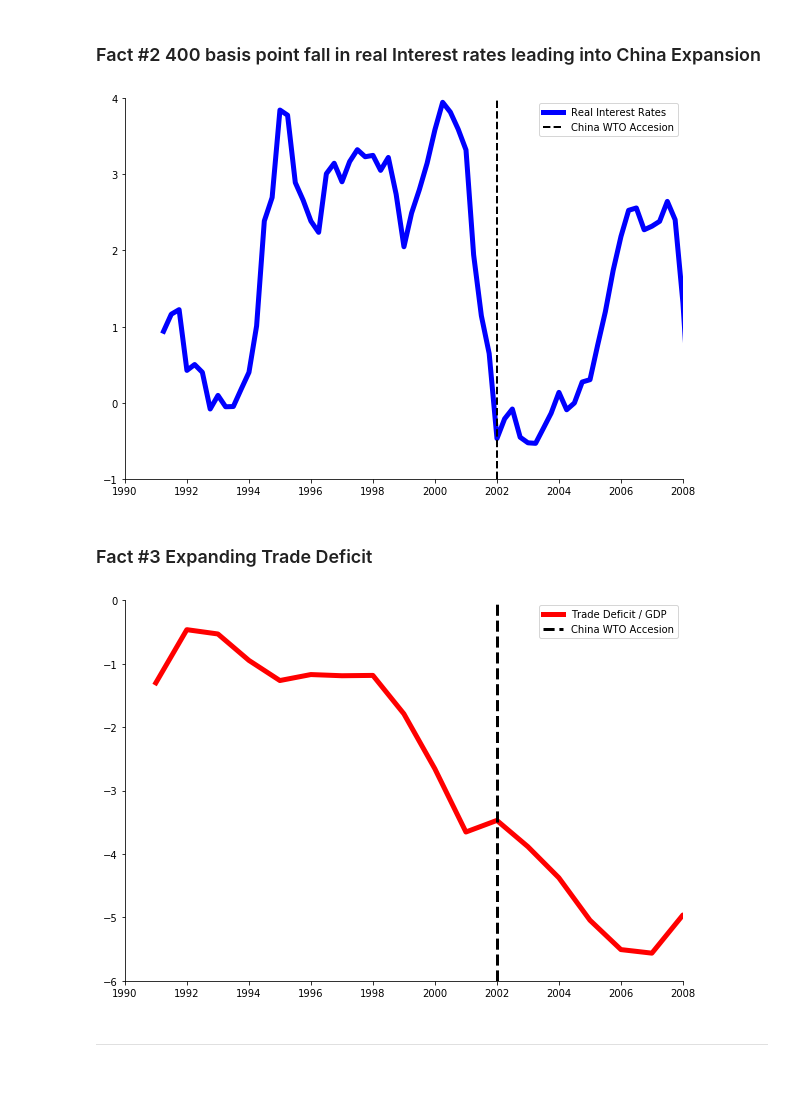
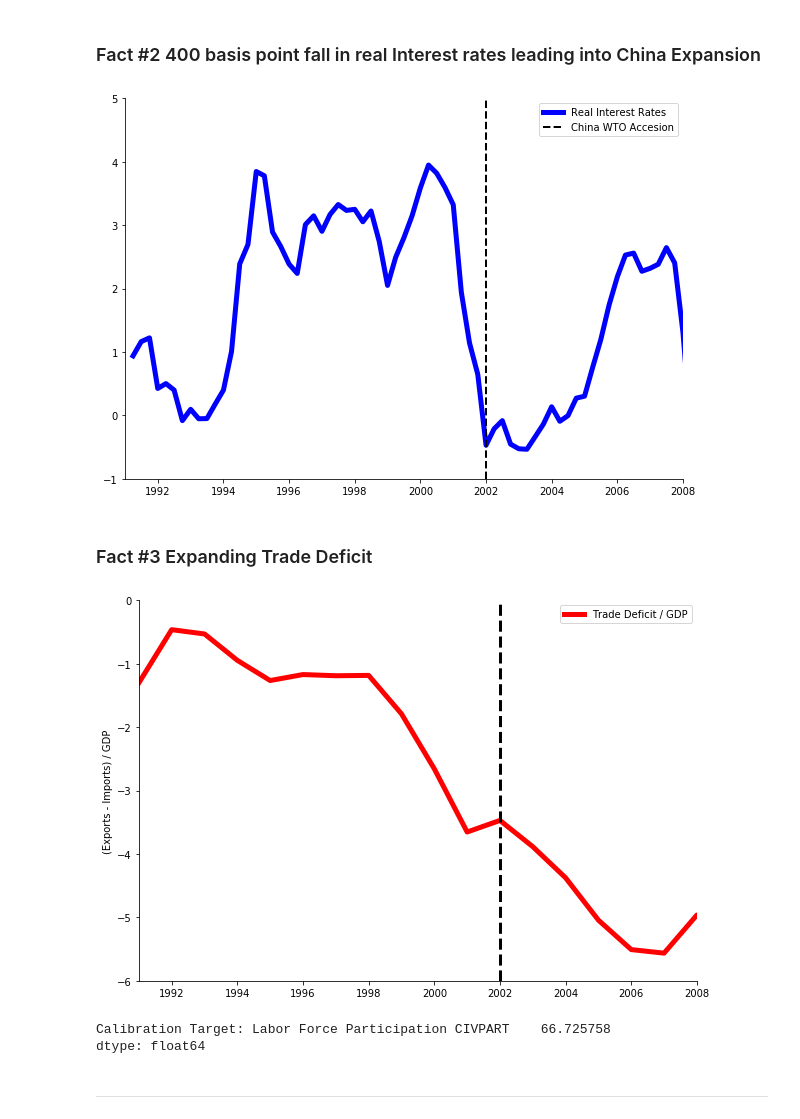
Before and after one commit to mwaugh0328/ADH_replication, a Jupyter notebook: adh_data.ipynb, the cells around one changed output. Drawn from its saved outputs; the diff is of its cells as text; code cells hidden in the pictures; blank space fills up the shorter version.

```diff
--- a/adh_data.ipynb
+++ b/adh_data.ipynb
@@ -152,31 +157,31 @@ irates["real"] = irates["GS1"] - 100*inflation["CPILFESL"].pct_change(4)
 # %%
 fig, ax = plt.subplots(figsize = (10,7))
 
 ax.plot(irates.real, color = "blue", lw = 5,
         label = "Real Interest Rates")
 
-ax.set_xlim("1990-01-01", "2008-01-01")
-ax.set_ylim(-1, 4)
+ax.set_xlim("1991-01-01", "2008-01-01")
+ax.set_ylim(-1, 5)
 
 ax.spines["top"].set_visible(False)
 ax.spines["right"].set_visible(False)
 
 ax.axvline(x= "2002-01-01",           # Set the value equall to the average
            color='k',       # make the color red
            label='China WTO Accesion', # this is the label (shows up in the legend)
            linestyle='--',   # the line style
            linewidth=2)     # thickness of the line
 
 #ax1 = ax.twinx()
 
 #ax1.plot(trade["china_share"], color = "red", lw = 5,
 #        label = "Chinese Imports")
 
 plt.legend()
 
 plt.show()
 # %% [output]
-[figure, old version]
+[figure, new version]
 # %% [markdown]
 ### Fact #3 Expanding Trade Deficit
 # %%
@@ -189,11 +194,15 @@ fig, ax = plt.subplots(figsize = (10,7))
 ax.plot(trade.trade_deficit, color = "red", lw = 5,
         label = "Trade Deficit / GDP")
 
-ax.set_xlim("1990-01-01", "2008-01-01")
+ax.set_xlim("1991-01-01", "2008-01-01")
 ax.set_ylim(-6, 0)
 
 ax.spines["top"].set_visible(False)
 ax.spines["right"].set_visible(False)
+
+ax.set_ylabel("(Exports - Imports) / GDP")
+
+plt.legend()
 
 ax.axvline(x= "2002-01-01",           # Set the value equall to the average
            color='k',       # make the color red
@@ -201,8 +210,8 @@ ax.axvline(x= "2002-01-01",           # Set the value equall to the average
            linestyle='--',   # the line style
            linewidth=3)     # thickness of the line
 
-plt.legend()
+plt.savefig("us_trade_deficit.pdf", bbox_inches = "tight", dip = 1200)
 
 plt.show()
 # %% [output]
-[figure, old version]
+[figure, new version]
@@ -209,3 +225,10 @@ plt.show()
+# %%
+agg_lfpt = pd.DataFrame(fred["CIVPART"].resample("Y", convention= 'end').mean())
+
+print("Calibration Target: Labor Force Participation", agg_lfpt.mean())
+# %% [output]
+Calibration Target: Labor Force Participation CIVPART    66.725758
+dtype: float64
 # %% [markdown]
 ---
 # %% [markdown]
```
Also changed, not shown: parts of 11 cells of this notebook.
